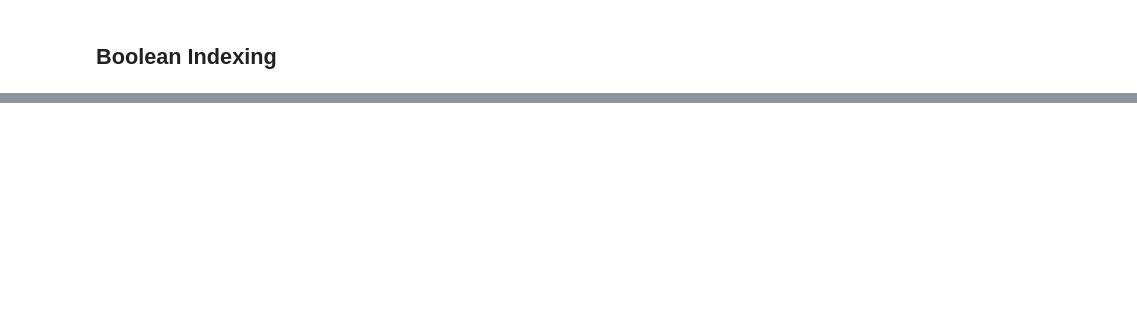
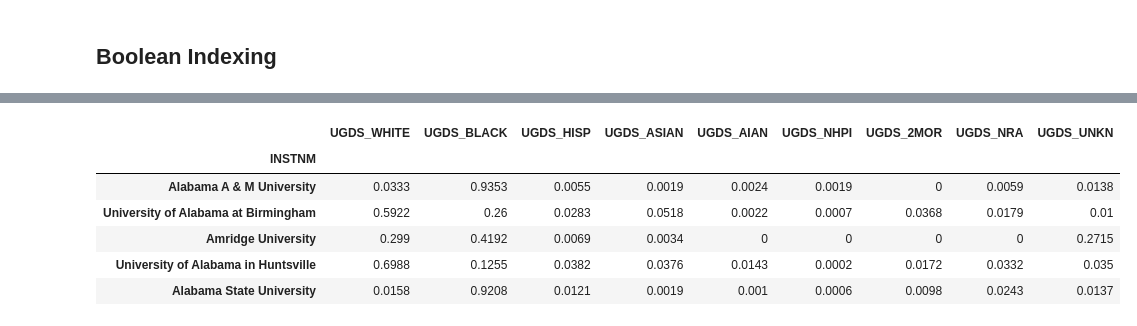
Before and after one commit to timothymadegwa/Env2, a Jupyter notebook: pandas/Pandas ch 5-9.ipynb, the cells around one changed output, grey strips where cells are left out. Cells and saved outputs as stored; diff of their text form; code cells hidden in the pictures; blank space fills up the shorter version.

```diff
--- a/pandas/Pandas ch 5-9.ipynb
+++ b/pandas/Pandas ch 5-9.ipynb
@@ -376,5 +1020,13 @@ college_n2.loc[unique_max_cols].style.highlight_max()
 # %%
-college = pd.read_csv('data/college.csv', index_col='INSTNM')
+college = pd.read_csv('college.csv', index_col='INSTNM')
 college_ugds = college.filter(like='UGDS_').head()
 college_ugds.style.highlight_max(axis='columns')
+# %% [output]
+|  | UGDS_WHITE | UGDS_BLACK | UGDS_HISP | UGDS_ASIAN | UGDS_AIAN | UGDS_NHPI | UGDS_2MOR | UGDS_NRA | UGDS_UNKN |
+| INSTNM |  |  |  |  |  |  |  |  |  |
+| Alabama A & M University | 0.0333 | 0.9353 | 0.0055 | 0.0019 | 0.0024 | 0.0019 | 0 | 0.0059 | 0.0138 |
+| University of Alabama at Birmingham | 0.5922 | 0.26 | 0.0283 | 0.0518 | 0.0022 | 0.0007 | 0.0368 | 0.0179 | 0.01 |
+| Amridge University | 0.299 | 0.4192 | 0.0069 | 0.0034 | 0 | 0 | 0 | 0 | 0.2715 |
+| University of Alabama in Huntsville | 0.6988 | 0.1255 | 0.0382 | 0.0376 | 0.0143 | 0.0002 | 0.0172 | 0.0332 | 0.035 |
+| Alabama State University | 0.0158 | 0.9208 | 0.0121 | 0.0019 | 0.001 | 0.0006 | 0.0098 | 0.0243 | 0.0137 |
 # %%
```
Also changed, not shown: parts of 250 cells of this notebook, 1 other file.
